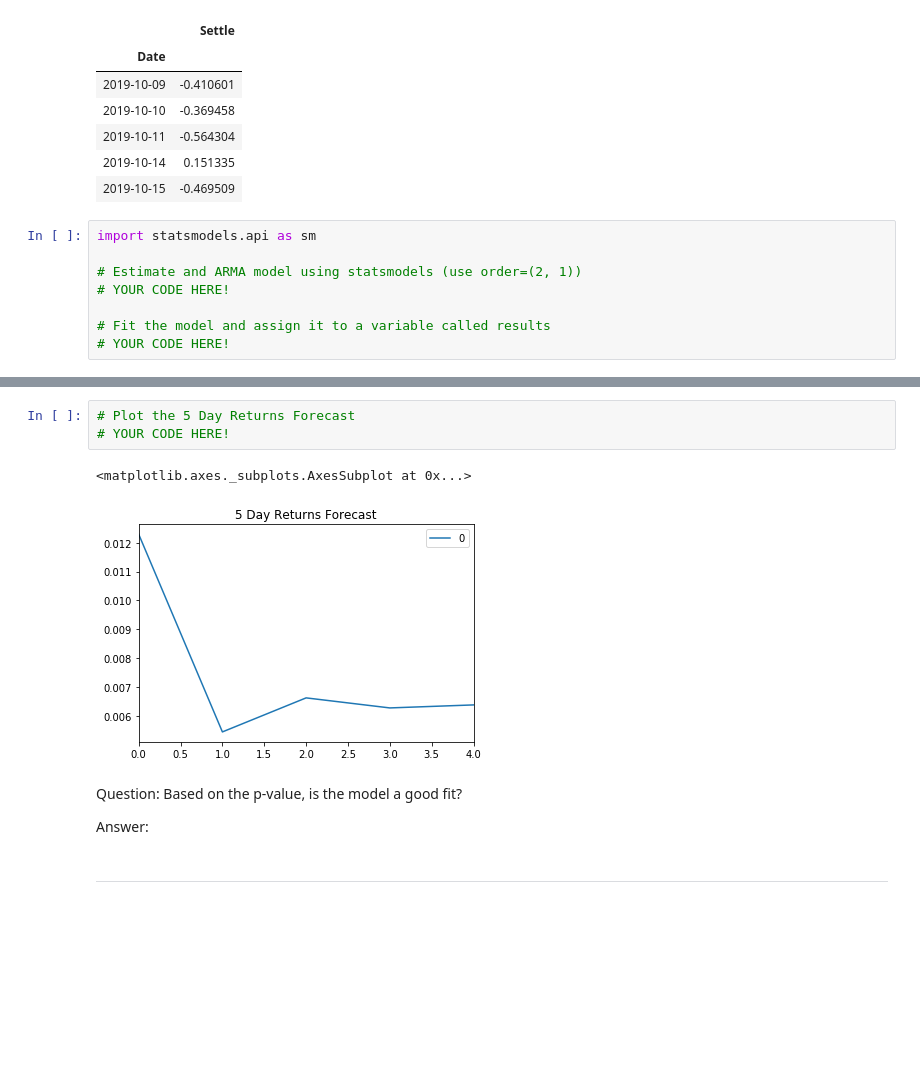
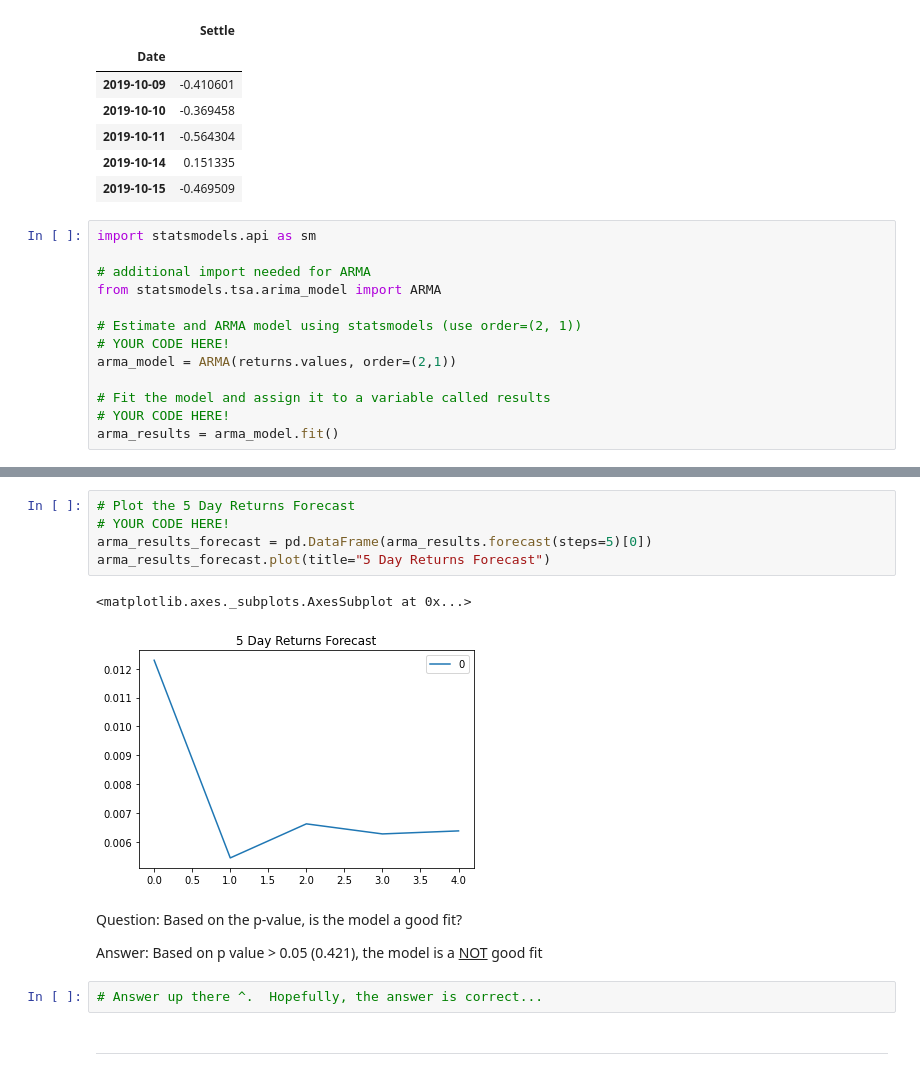
Before and after one commit to dhsmith111/10-Time-Series, a Jupyter notebook: time_series_analysis.ipynb, the cells around one changed output, grey strips where cells are left out. Saved outputs shown, nothing was run; the diff lists cells and outputs as text; blank space fills up the shorter version.

```diff
--- a/time_series_analysis.ipynb
+++ b/time_series_analysis.ipynb
@@ -169,11 +175,16 @@ returns.tail()
 # %%
 import statsmodels.api as sm
 
+# additional import needed for ARMA
+from statsmodels.tsa.arima_model import ARMA
+
 # Estimate and ARMA model using statsmodels (use order=(2, 1))
 # YOUR CODE HERE!
+arma_model = ARMA(returns.values, order=(2,1))
 
 # Fit the model and assign it to a variable called results
 # YOUR CODE HERE!
+arma_results = arma_model.fit()
 # %%
 # Output model summary results:
 # YOUR CODE HERE!
@@ -199,13 +211,17 @@ Roots
 # %%
 # Plot the 5 Day Returns Forecast
 # YOUR CODE HERE!
+arma_results_forecast = pd.DataFrame(arma_results.forecast(steps=5)[0])
+arma_results_forecast.plot(title="5 Day Returns Forecast")
 # %% [output]
 <matplotlib.axes._subplots.AxesSubplot at 0x...>
-[figure, old version]
+[figure, new version]
 # %% [markdown]
 Question: Based on the p-value, is the model a good fit?
 
-Answer:
+Answer: Based on p value > 0.05 (0.421), the model is a <ins>NOT</ins> good fit
+# %%
+# Answer up there ^.  Hopefully, the answer is correct...
 # %% [markdown]
 ---
 # %% [markdown]
```
Also changed, not shown: parts of 17 cells of this notebook.
